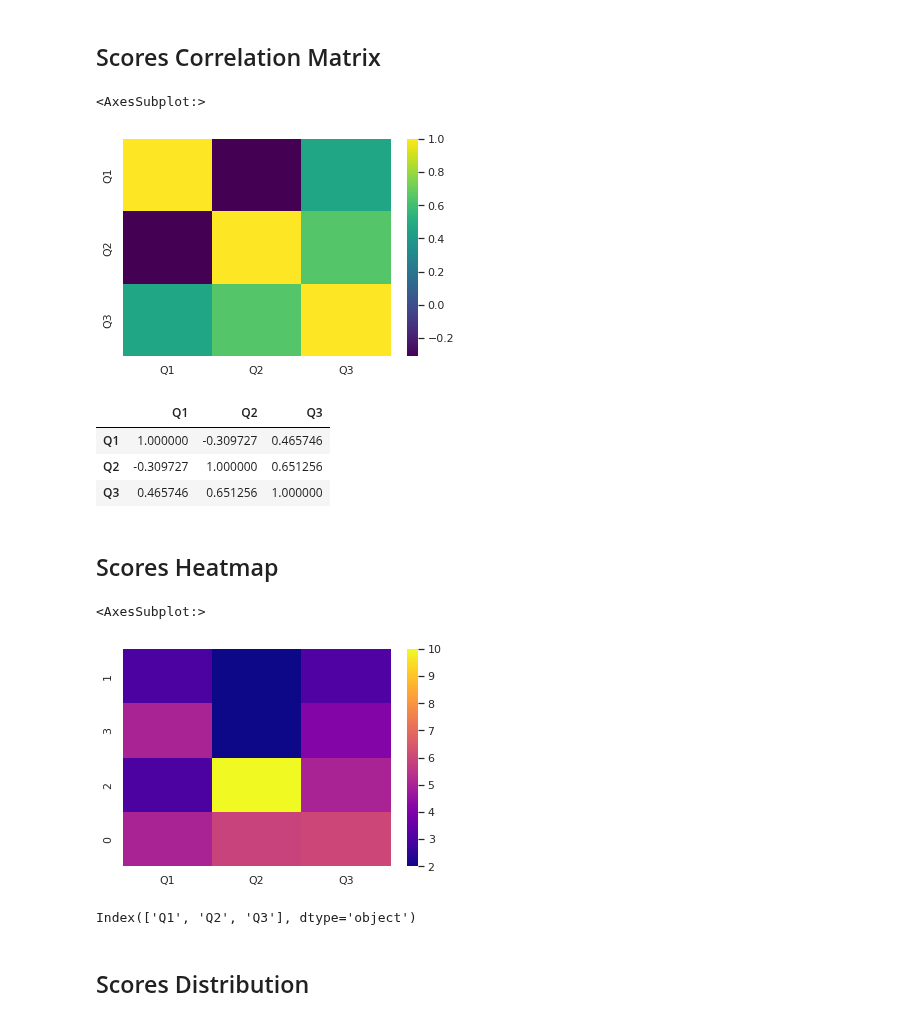
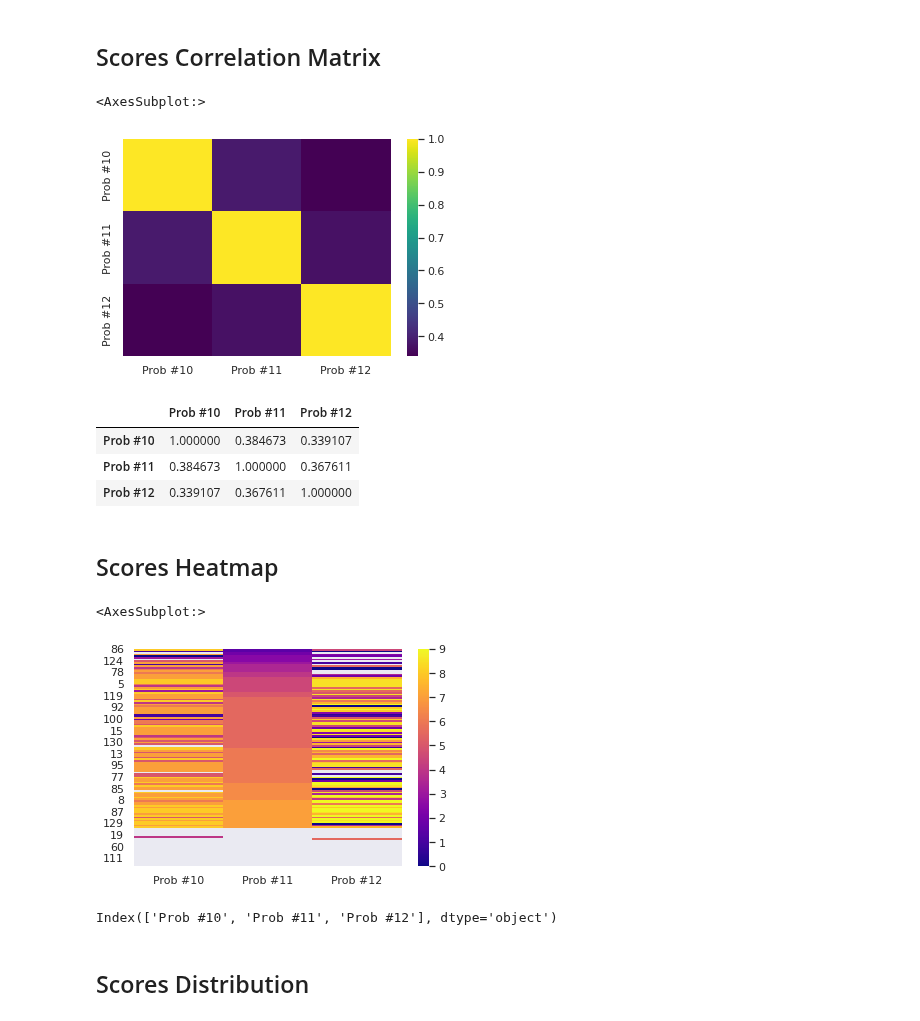
Before and after one commit to colliand/cm-api-experiments, a Jupyter notebook: scores-csv-visualization-public.ipynb, the cells around one changed output. Saved outputs shown, nothing was run; the diff lists cells and outputs as text; code cells hidden in the pictures.

```diff
--- a/scores-csv-visualization-public.ipynb
+++ b/scores-csv-visualization-public.ipynb
@@ -56,7 +56,8 @@ cm = 'https://app.crowdmark.com'
 # Define the assessment to investigate.
 # Select the assessment slug from inside the URL from the assessment's dashboard on Crowdamrk.
 # https://app.crowdmark.com/exams/<assessment-slug>/dashboard
-assessment_slug = 'math-sample-assessment-fe8c2'
+# assessment_slug = 'math-sample-assessment-fe8c2'
+assessment_slug = 'test-2-upload-fae80'
 # %%
 #URL for API, Crowdmark API URL in this case
 url = 'https://app.crowdmark.com/api/assessments/' + assessment_slug + '/results.csv' + '?api_key=' + apiKey
@@ -91,7 +94,8 @@ data.describe()
 # %%
 # Restrict attention to the score columns for detailed visualization
 # Cut and paste the column labels for the questions from above
-df = data[['Q1', 'Q2', 'Q3']]
+# df = data[['Q1', 'Q2', 'Q3']]
+df = data [[ 'Prob #10', 'Prob #11', 'Prob #12']]
 # %% [markdown]
 ## Scores Correlation Matrix
 # %%
@@ -100,26 +104,26 @@ corr = df.corr
 sns.heatmap(corr('pearson'), cmap="viridis")
 # %% [output]
 <AxesSubplot:>
-[figure, old version]
+[figure, new version]
 # %%
 df.corr()
 # %% [output]
-|  | Q1 | Q2 | Q3 |
-| Q1 | 1.000000 | -0.309727 | 0.465746 |
-| Q2 | -0.309727 | 1.000000 | 0.651256 |
-| Q3 | 0.465746 | 0.651256 | 1.000000 |
+|  | Prob #10 | Prob #11 | Prob #12 |
+| Prob #10 | 1.000000 | 0.384673 | 0.339107 |
+| Prob #11 | 0.384673 | 1.000000 | 0.367611 |
+| Prob #12 | 0.339107 | 0.367611 | 1.000000 |
 # %% [markdown]
 ## Scores Heatmap
 # %%
 # Plot a score heatmap sorted on a specific column
-sns.heatmap(df.sort_values(by=['Q3']), cmap="plasma")
+sns.heatmap(df.sort_values(by=['Prob #11']), cmap="plasma")
 # %% [output]
 <AxesSubplot:>
-[figure, old version]
+[figure, new version]
 # %%
 df.columns
 # %% [output]
-Index(['Q1', 'Q2', 'Q3'], dtype='object')
+Index(['Prob #10', 'Prob #11', 'Prob #12'], dtype='object')
 # %% [markdown]
 ## Scores Distribution
 # %%
```
Also changed, not shown: parts of 6 cells of this notebook, 2 other files.
